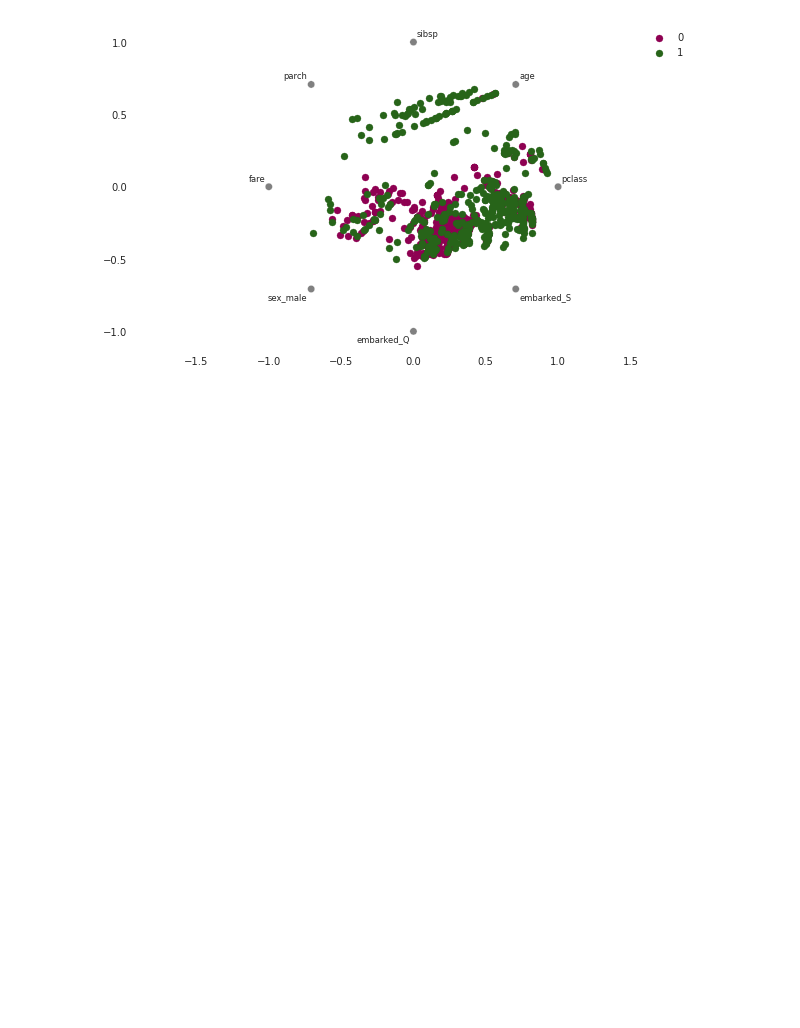
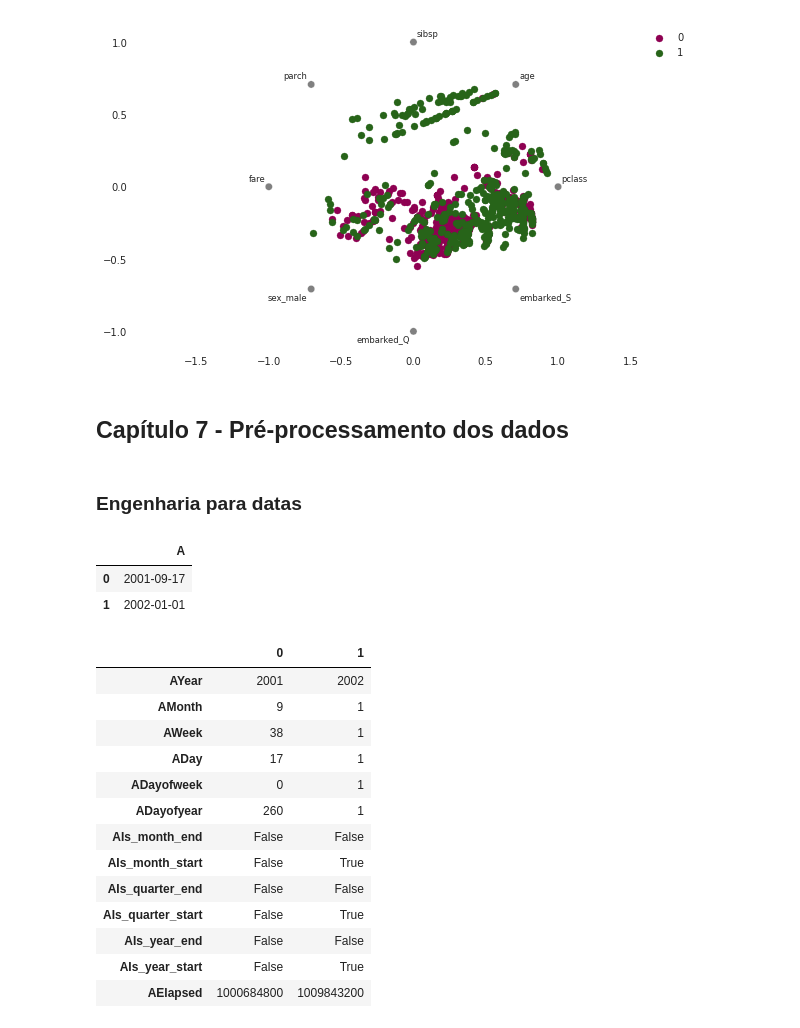
Before and after one commit to LilianeAquino/pratica-livro-matt-harrison, a Jupyter notebook: notebooks/pratica-titanic.ipynb, the cells around one changed output. Cells and saved outputs as stored; diff of their text form; code cells hidden in the pictures; blank space fills up the shorter version.

```diff
--- a/notebooks/pratica-titanic.ipynb
+++ b/notebooks/pratica-titanic.ipynb
@@ -472,3 +472,7 @@ radviz(new_df, 'target', ax=ax, colormap='PiYG')
 plt.show()
 # %% [output]
 [figure]
+# %% [markdown]
+## Capítulo 7 - Pré-processamento dos dados
+# %% [markdown]
+### Engenharia para datas
@@ -474,0 +483,25 @@ plt.show()
+# %%
+date = pd.DataFrame({'A': pd.to_datetime(['9/17/2001', 'Jan 1, 2002'])})
+date.head()
+# %% [output]
+|  | A |
+| 0 | 2001-09-17 |
+| 1 | 2002-01-01 |
+# %%
+add_datepart(date, 'A')
+date.T
+# %% [output]
+|  | 0 | 1 |
+| AYear | 2001 | 2002 |
+| AMonth | 9 | 1 |
+| AWeek | 38 | 1 |
+| ADay | 17 | 1 |
+| ADayofweek | 0 | 1 |
+| ADayofyear | 260 | 1 |
+| AIs_month_end | False | False |
+| AIs_month_start | False | True |
+| AIs_quarter_end | False | False |
+| AIs_quarter_start | False | True |
+| AIs_year_end | False | False |
+| AIs_year_start | False | True |
+| AElapsed | 1000684800 | 1009843200 |
```
Also changed, not shown: parts of 11 cells of this notebook.
